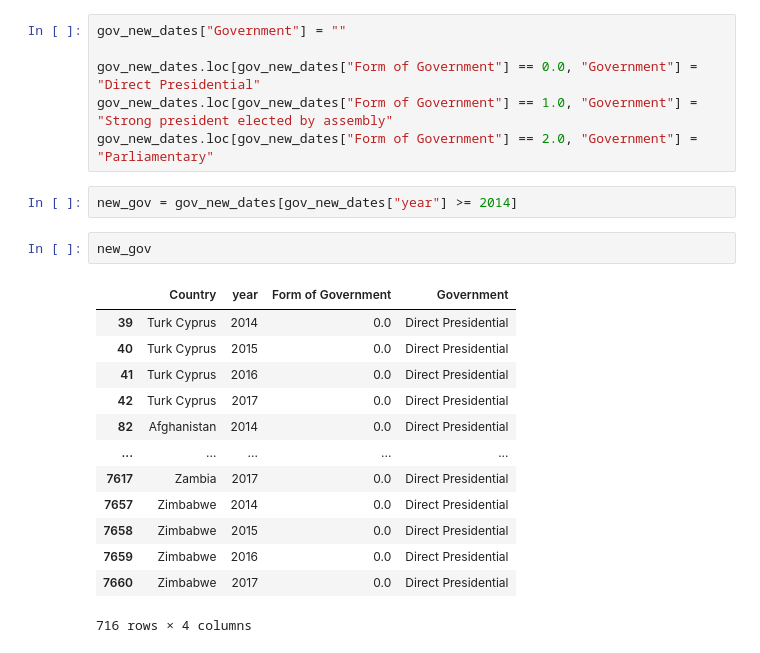
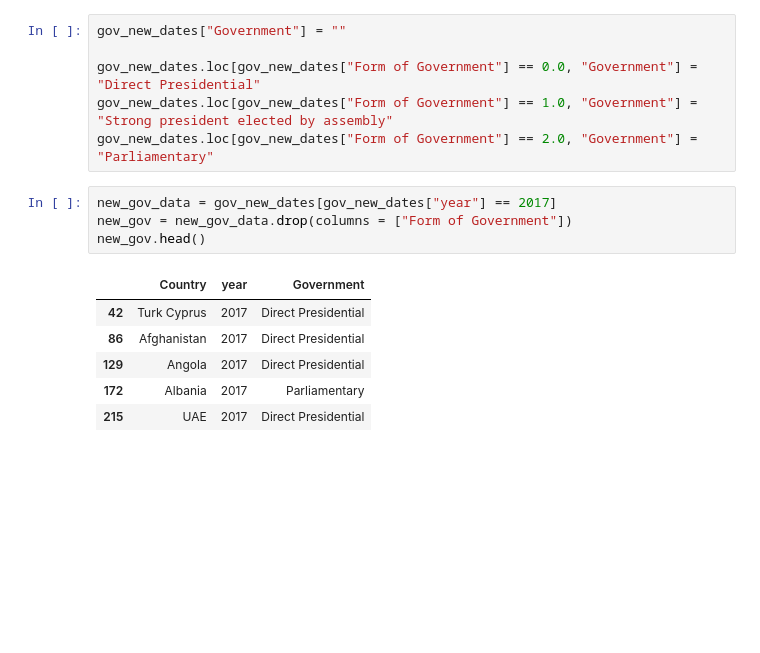
Before and after one commit to reginesgit/Factors-Contributing-to-a-Countrys-Happiness, a Jupyter notebook: Government/Gov.ipynb, the cells around one changed output. Saved outputs shown, nothing was run; the diff lists cells and outputs as text; blank space fills up the shorter version.

```diff
--- a/Government/Gov.ipynb
+++ b/Government/Gov.ipynb
@@ -95,21 +117,14 @@ gov_new_dates["Government"] = ""
 gov_new_dates.loc[gov_new_dates["Form of Government"] == 0.0, "Government"] = "Direct Presidential"
 gov_new_dates.loc[gov_new_dates["Form of Government"] == 1.0, "Government"] = "Strong president elected by assembly"
 gov_new_dates.loc[gov_new_dates["Form of Government"] == 2.0, "Government"] = "Parliamentary"
-# %%
-new_gov = gov_new_dates[gov_new_dates["year"] >= 2014]
-# %%
-new_gov
-# %% [output]
-|  | Country | year | Form of Government | Government |
-| 39 | Turk Cyprus | 2014 | 0.0 | Direct Presidential |
-| 40 | Turk Cyprus | 2015 | 0.0 | Direct Presidential |
-| 41 | Turk Cyprus | 2016 | 0.0 | Direct Presidential |
-| 42 | Turk Cyprus | 2017 | 0.0 | Direct Presidential |
-| 82 | Afghanistan | 2014 | 0.0 | Direct Presidential |
-| ... | ... | ... | ... | ... |
-| 7617 | Zambia | 2017 | 0.0 | Direct Presidential |
-| 7657 | Zimbabwe | 2014 | 0.0 | Direct Presidential |
-| 7658 | Zimbabwe | 2015 | 0.0 | Direct Presidential |
-| 7659 | Zimbabwe | 2016 | 0.0 | Direct Presidential |
-| 7660 | Zimbabwe | 2017 | 0.0 | Direct Presidential |
-716 rows × 4 columns
+# %%
+new_gov_data = gov_new_dates[gov_new_dates["year"] == 2017]
+new_gov = new_gov_data.drop(columns = ["Form of Government"])
+new_gov.head()
+# %% [output]
+|  | Country | year | Government |
+| 42 | Turk Cyprus | 2017 | Direct Presidential |
+| 86 | Afghanistan | 2017 | Direct Presidential |
+| 129 | Angola | 2017 | Direct Presidential |
+| 172 | Albania | 2017 | Parliamentary |
+| 215 | UAE | 2017 | Direct Presidential |
```
Also changed, not shown: parts of 6 cells of this notebook, 4 other files.
